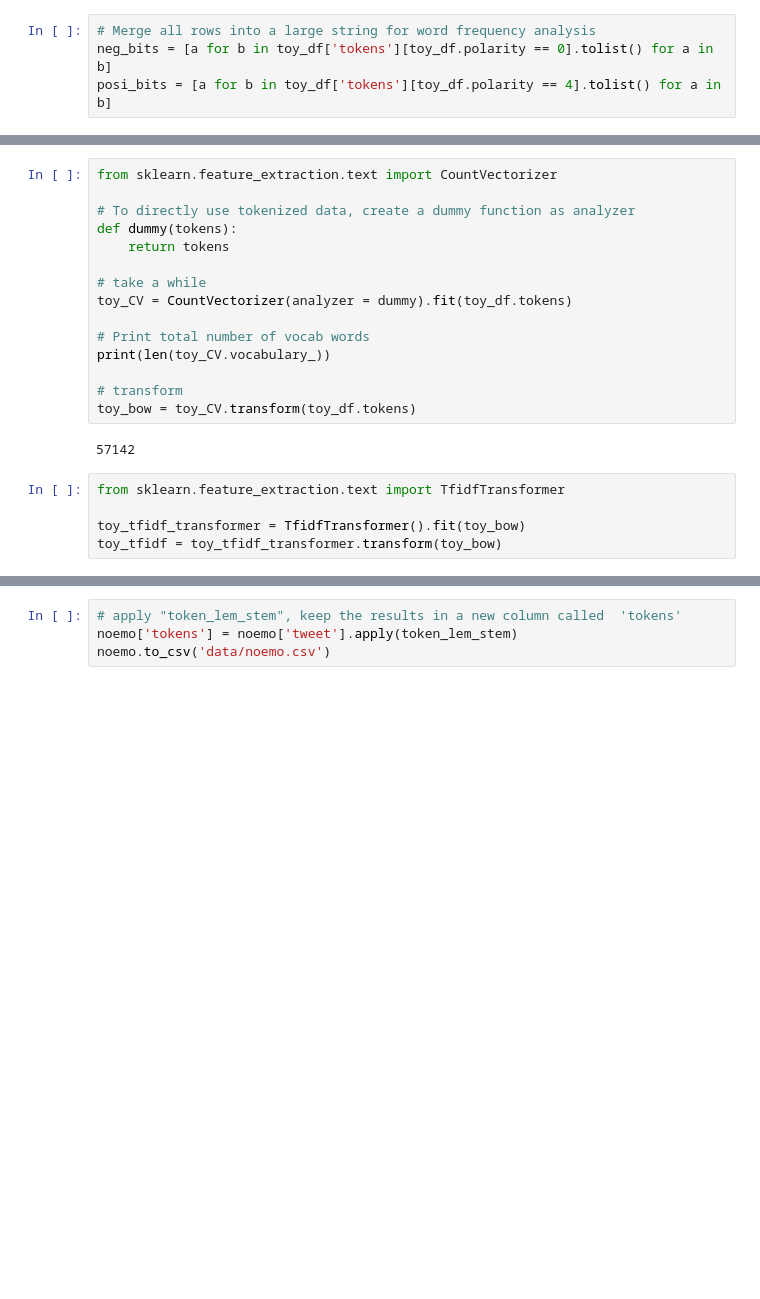
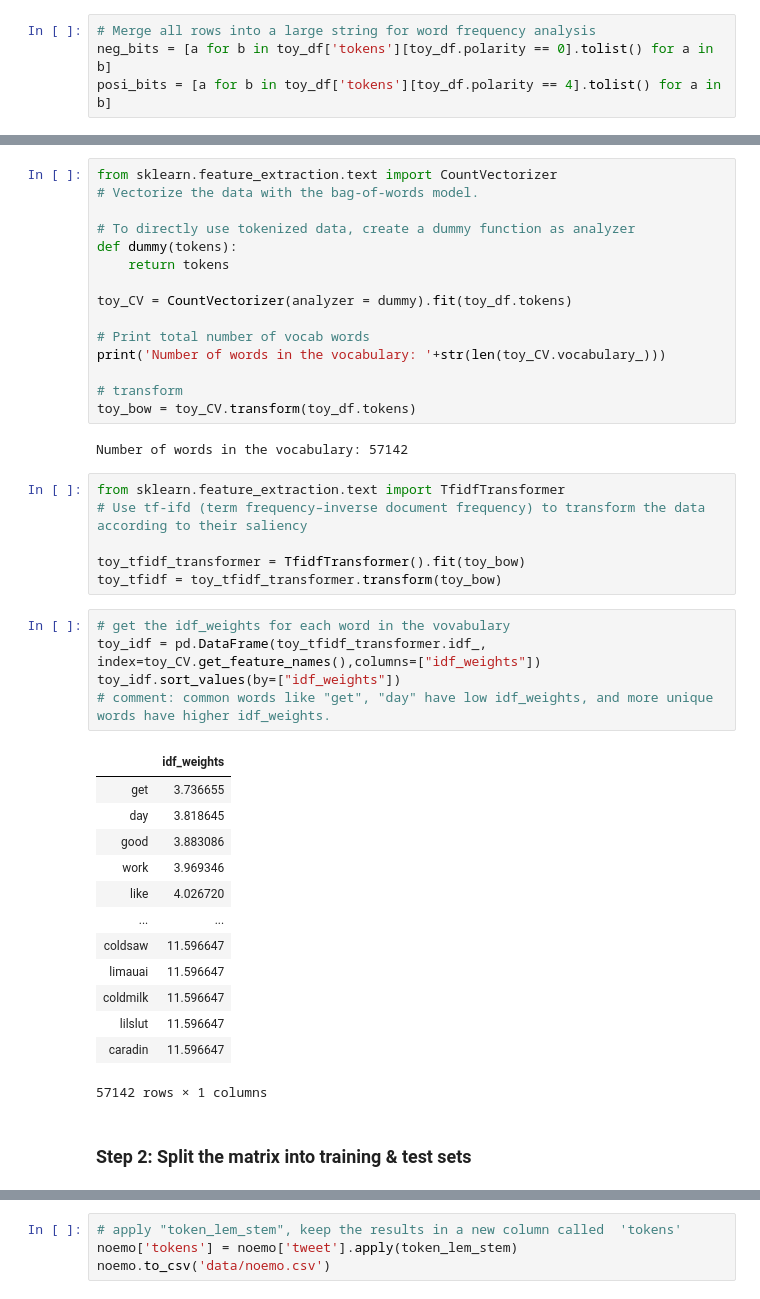
Before and after one commit to huayicodes/TwitterSentimentClassifier, a Jupyter notebook: TwitterSentimentClassification.ipynb, the cells around one changed output, grey strips where cells are left out. Saved outputs shown, nothing was run; the diff lists cells and outputs as text; blank space fills up the shorter version.

```diff
--- a/TwitterSentimentClassification.ipynb
+++ b/TwitterSentimentClassification.ipynb
@@ -180,24 +218,46 @@ Another drawback is that unigram analysis doesn't pick up polarity expressed by
 # %%
 from sklearn.feature_extraction.text import CountVectorizer
+# Vectorize the data with the bag-of-words model.
 
 # To directly use tokenized data, create a dummy function as analyzer
 def dummy(tokens):
     return tokens
 
-# take a while
 toy_CV = CountVectorizer(analyzer = dummy).fit(toy_df.tokens)
 
 # Print total number of vocab words
-print(len(toy_CV.vocabulary_))
+print('Number of words in the vocabulary: '+str(len(toy_CV.vocabulary_)))
 
 # transform
 toy_bow = toy_CV.transform(toy_df.tokens)
 # %% [output]
-57142
+Number of words in the vocabulary: 57142
 # %%
 from sklearn.feature_extraction.text import TfidfTransformer
+# Use tf-ifd (term frequency–inverse document frequency) to transform the data according to their saliency
 
 toy_tfidf_transformer = TfidfTransformer().fit(toy_bow)
 toy_tfidf = toy_tfidf_transformer.transform(toy_bow)
+# %%
+# get the idf_weights for each word in the vovabulary
+toy_idf = pd.DataFrame(toy_tfidf_transformer.idf_, index=toy_CV.get_feature_names(),columns=["idf_weights"])
+toy_idf.sort_values(by=["idf_weights"])
+# comment: common words like "get", "day" have low idf_weights, and more unique words have higher idf_weights.
+# %% [output]
+|  | idf_weights |
+| get | 3.736655 |
+| day | 3.818645 |
+| good | 3.883086 |
+| work | 3.969346 |
+| like | 4.026720 |
+| ... | ... |
+| coldsaw | 11.596647 |
+| limauai | 11.596647 |
+| coldmilk | 11.596647 |
+| lilslut | 11.596647 |
+| caradin | 11.596647 |
+57142 rows × 1 columns
+# %% [markdown]
+### Step 2: Split the matrix into training & test sets
 # %%
 from sklearn.model_selection import train_test_split
```
Also changed, not shown: parts of 33 cells of this notebook.
